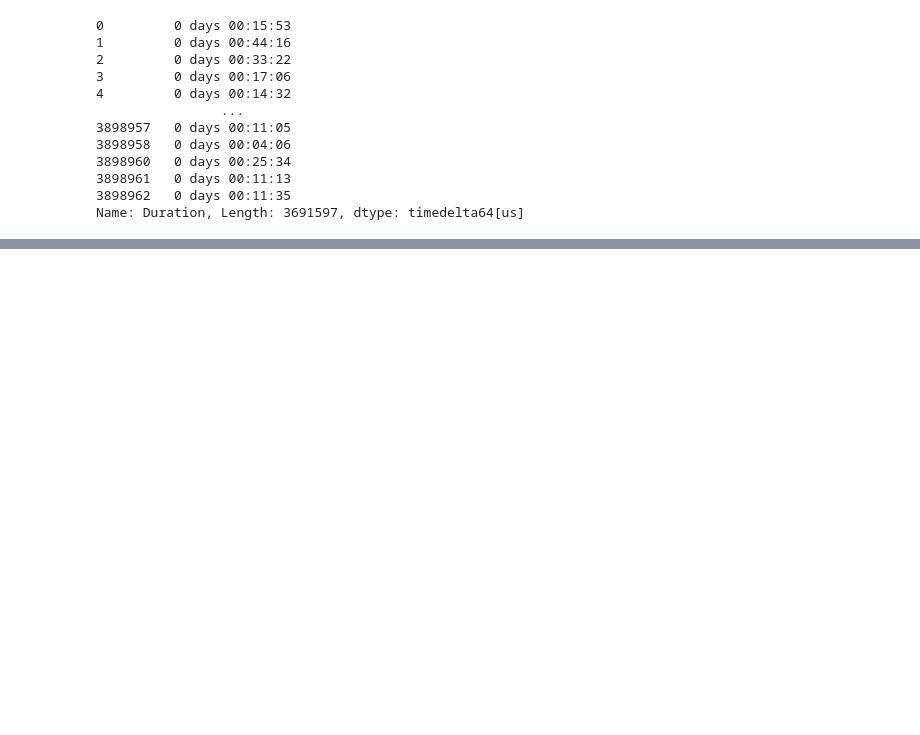
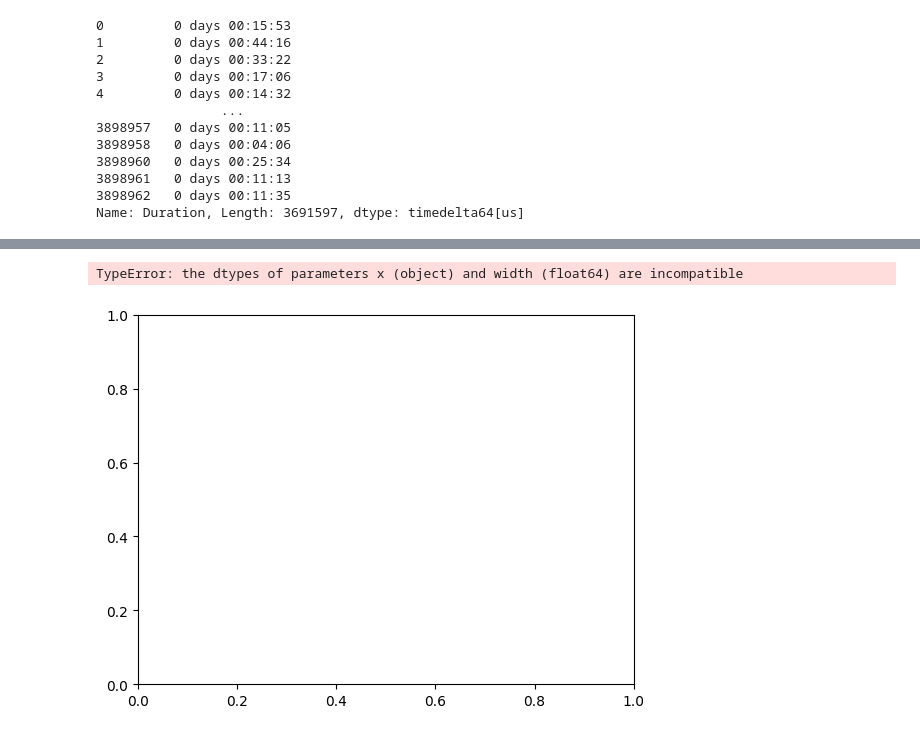
Before and after one commit to annaguerrra/AI-Bosch, a Jupyter notebook: Aula02/main.ipynb, the cells around one changed output, grey strips where cells are left out. Cells and saved outputs as stored; diff of their text form; code cells hidden in the pictures; blank space fills up the shorter version.

```diff
--- a/Aula02/main.ipynb
+++ b/Aula02/main.ipynb
@@ -281,0 +351,5 @@ Name: Duration, Length: 3691597, dtype: timedelta64[us]
+# %%
+category =
+# %% [output]
+TypeError: the dtypes of parameters x (object) and width (float64) are incompatible
+[figure, added]
```
Also changed, not shown: parts of 7 cells of this notebook.
